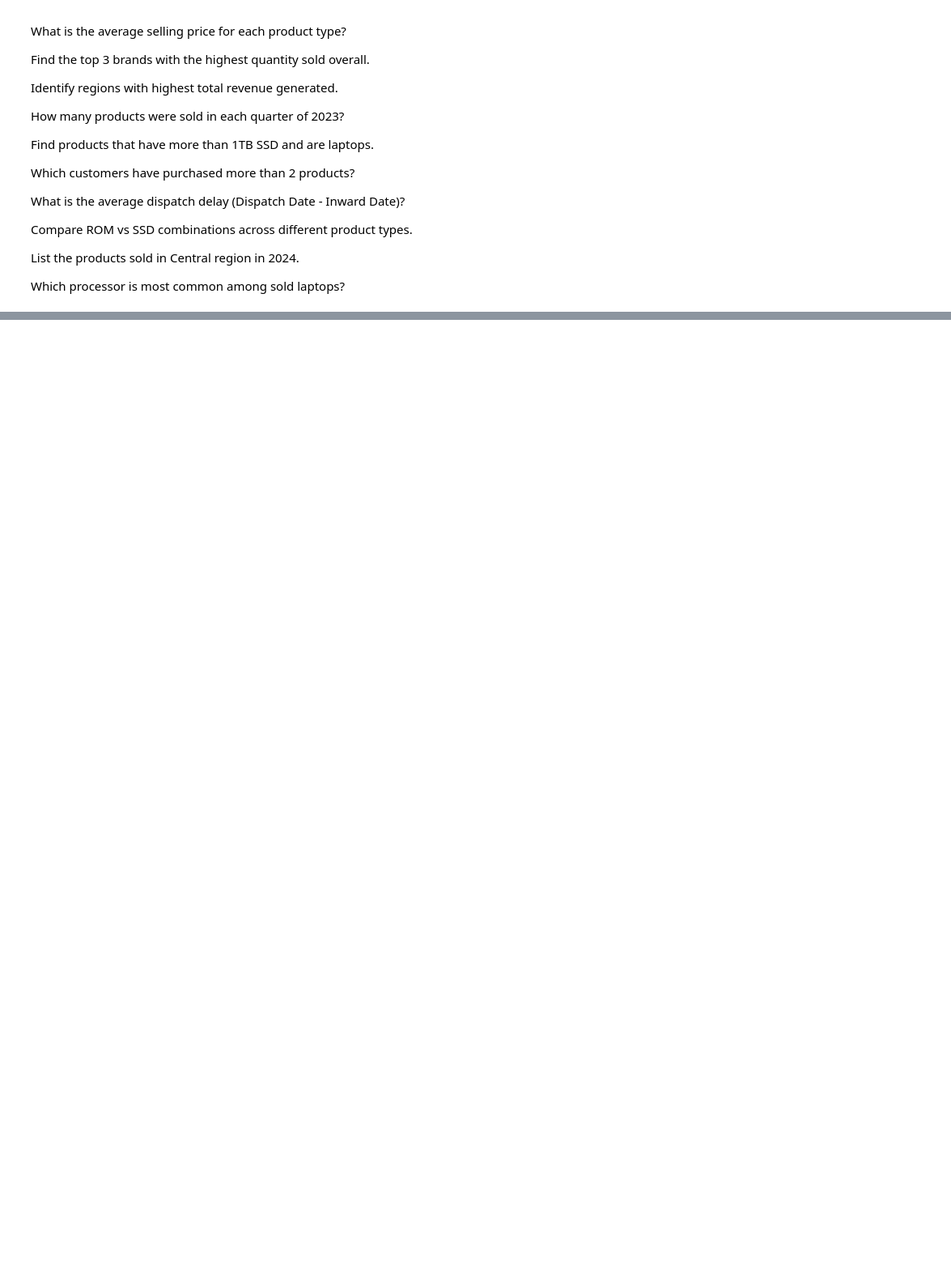
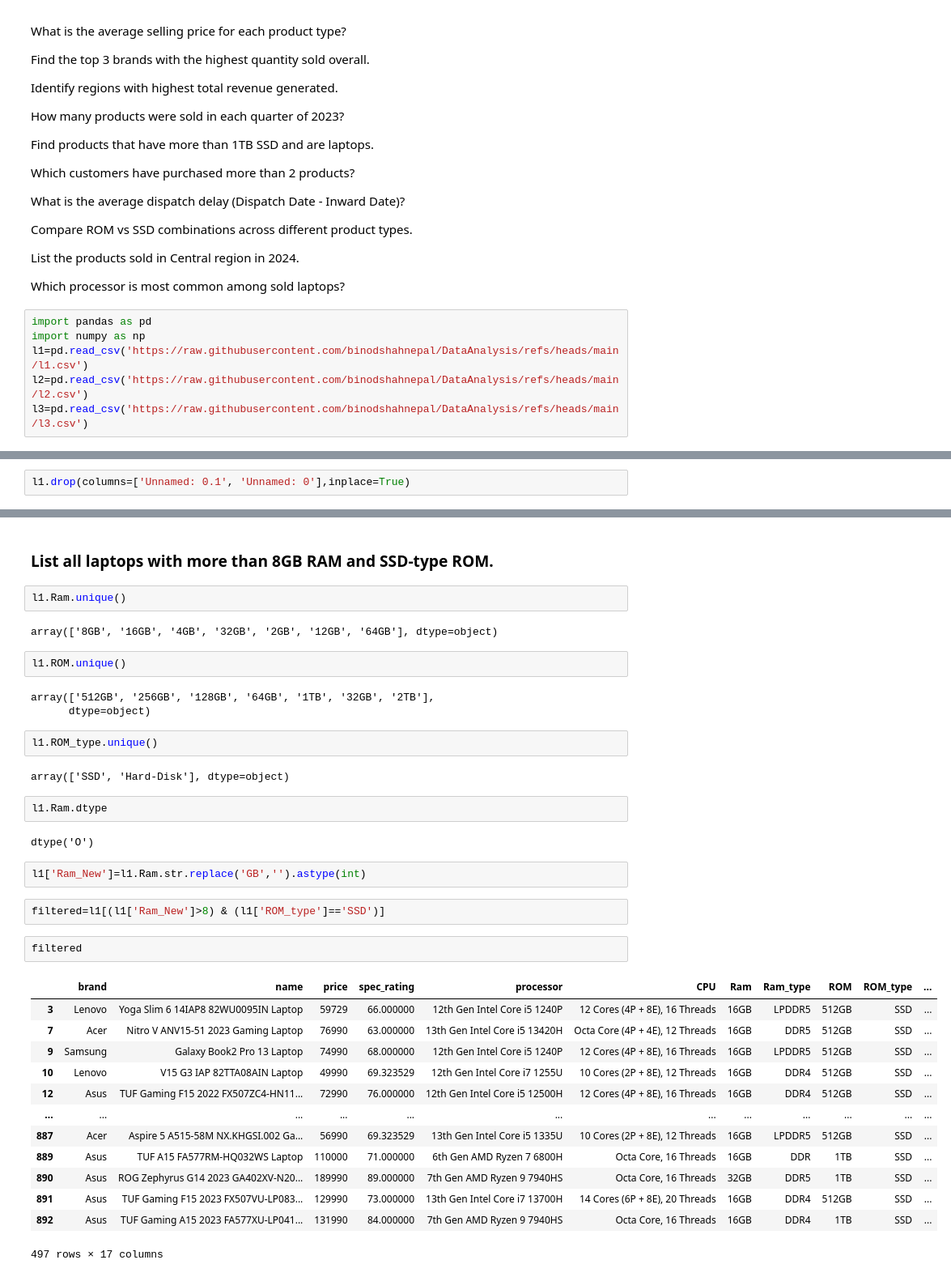
Before and after one commit to binodshahnepal/DataAnalysis, a Jupyter notebook: Data_Analysis.ipynb, the cells around one changed output, grey strips where cells are left out. Shown: that part at 81% size. Cells and saved outputs as stored; diff of their text form; blank space fills up the shorter version.

```diff
--- a/Data_Analysis.ipynb
+++ b/Data_Analysis.ipynb
@@ -66,3 +66,9 @@ Compare ROM vs SSD combinations across different product types.
 List the products sold in Central region in 2024.
 
 Which processor is most common among sold laptops?
+# %%
+import pandas as pd
+import numpy as np
+l1=pd.read_csv('https://raw.githubusercontent.com/binodshahnepal/DataAnalysis/refs/heads/main/l1.csv')
+l2=pd.read_csv('https://raw.githubusercontent.com/binodshahnepal/DataAnalysis/refs/heads/main/l2.csv')
+l3=pd.read_csv('https://raw.githubusercontent.com/binodshahnepal/DataAnalysis/refs/heads/main/l3.csv')
@@ -68,0 +93,2 @@ Which processor is most common among sold laptops?
+# %%
+l1.drop(columns=['Unnamed: 0.1', 'Unnamed: 0'],inplace=True)
@@ -68,0 +156,39 @@ Which processor is most common among sold laptops?
+# %% [markdown]
+### List all laptops with more than 8GB RAM and SSD-type ROM.
+# %%
+l1.Ram.unique()
+# %% [output]
+array(['8GB', '16GB', '4GB', '32GB', '2GB', '12GB', '64GB'], dtype=object)
+# %%
+l1.ROM.unique()
+# %% [output]
+array(['512GB', '256GB', '128GB', '64GB', '1TB', '32GB', '2TB'],
+      dtype=object)
+# %%
+l1.ROM_type.unique()
+# %% [output]
+array(['SSD', 'Hard-Disk'], dtype=object)
+# %%
+l1.Ram.dtype
+# %% [output]
+dtype('O')
+# %%
+l1['Ram_New']=l1.Ram.str.replace('GB','').astype(int)
+# %%
+filtered=l1[(l1['Ram_New']>8) & (l1['ROM_type']=='SSD')]
+# %%
+filtered
+# %% [output]
+|  | brand | name | price | spec_rating | processor | CPU | Ram | Ram_type | ROM | ROM_type | ... |
+| 3 | Lenovo | Yoga Slim 6 14IAP8 82WU0095IN Laptop | 59729 | 66.000000 | 12th Gen Intel Core i5 1240P | 12 Cores (4P + 8E), 16 Threads | 16GB | LPDDR5 | 512GB | SSD | ... |
+| 7 | Acer | Nitro V ANV15-51 2023 Gaming Laptop | 76990 | 63.000000 | 13th Gen Intel Core i5 13420H | Octa Core (4P + 4E), 12 Threads | 16GB | DDR5 | 512GB | SSD | ... |
+| 9 | Samsung | Galaxy Book2 Pro 13 Laptop | 74990 | 68.000000 | 12th Gen Intel Core i5 1240P | 12 Cores (4P + 8E), 16 Threads | 16GB | LPDDR5 | 512GB | SSD | ... |
+| 10 | Lenovo | V15 G3 IAP 82TTA08AIN Laptop | 49990 | 69.323529 | 12th Gen Intel Core i7 1255U | 10 Cores (2P + 8E), 12 Threads | 16GB | DDR4 | 512GB | SSD | ... |
+| 12 | Asus | TUF Gaming F15 2022 FX507ZC4-HN11... | 72990 | 76.000000 | 12th Gen Intel Core i5 12500H | 12 Cores (4P + 8E), 16 Threads | 16GB | DDR4 | 512GB | SSD | ... |
+| ... | ... | ... | ... | ... | ... | ... | ... | ... | ... | ... | ... |
+| 887 | Acer | Aspire 5 A515-58M NX.KHGSI.002 Ga... | 56990 | 69.323529 | 13th Gen Intel Core i5 1335U | 10 Cores (2P + 8E), 12 Threads | 16GB | LPDDR5 | 512GB | SSD | ... |
+| 889 | Asus | TUF A15 FA577RM-HQ032WS Laptop | 110000 | 71.000000 | 6th Gen AMD Ryzen 7 6800H | Octa Core, 16 Threads | 16GB | DDR | 1TB | SSD | ... |
+| 890 | Asus | ROG Zephyrus G14 2023 GA402XV-N20... | 189990 | 89.000000 | 7th Gen AMD Ryzen 9 7940HS | Octa Core, 16 Threads | 32GB | DDR5 | 1TB | SSD | ... |
+| 891 | Asus | TUF Gaming F15 2023 FX507VU-LP083... | 129990 | 73.000000 | 13th Gen Intel Core i7 13700H | 14 Cores (6P + 8E), 20 Threads | 16GB | DDR4 | 512GB | SSD | ... |
+| 892 | Asus | TUF Gaming A15 2023 FA577XU-LP041... | 131990 | 84.000000 | 7th Gen AMD Ryzen 9 7940HS | Octa Core, 16 Threads | 16GB | DDR4 | 1TB | SSD | ... |
+497 rows × 17 columns
```
Also changed, not shown: parts of 26 cells of this notebook.
